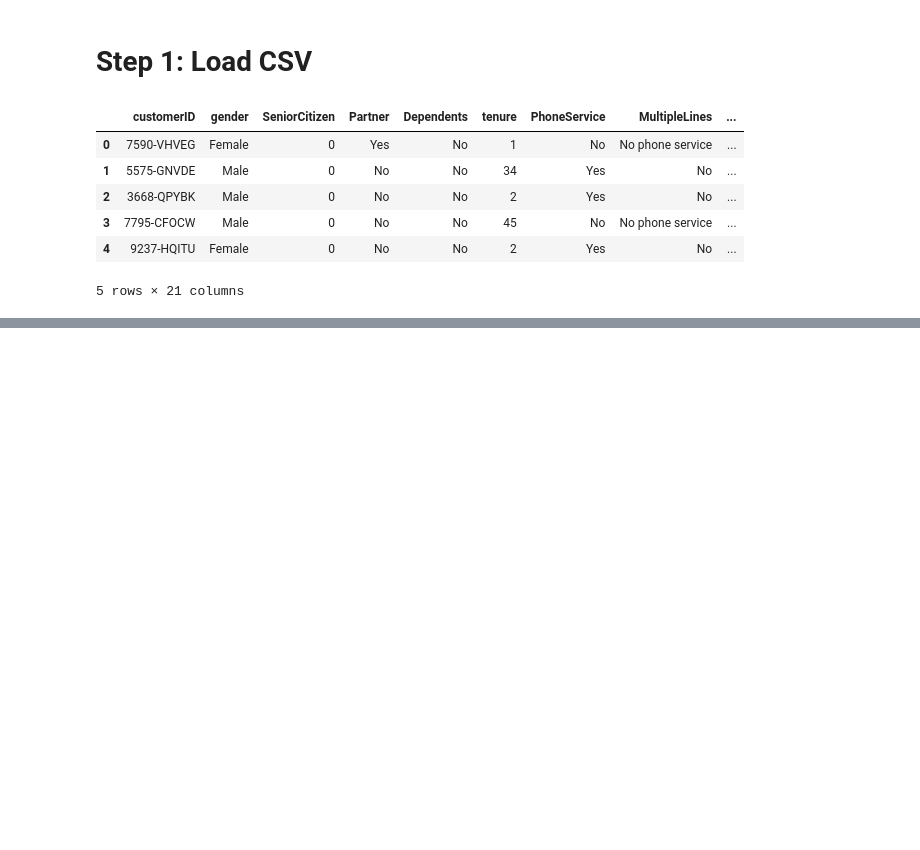
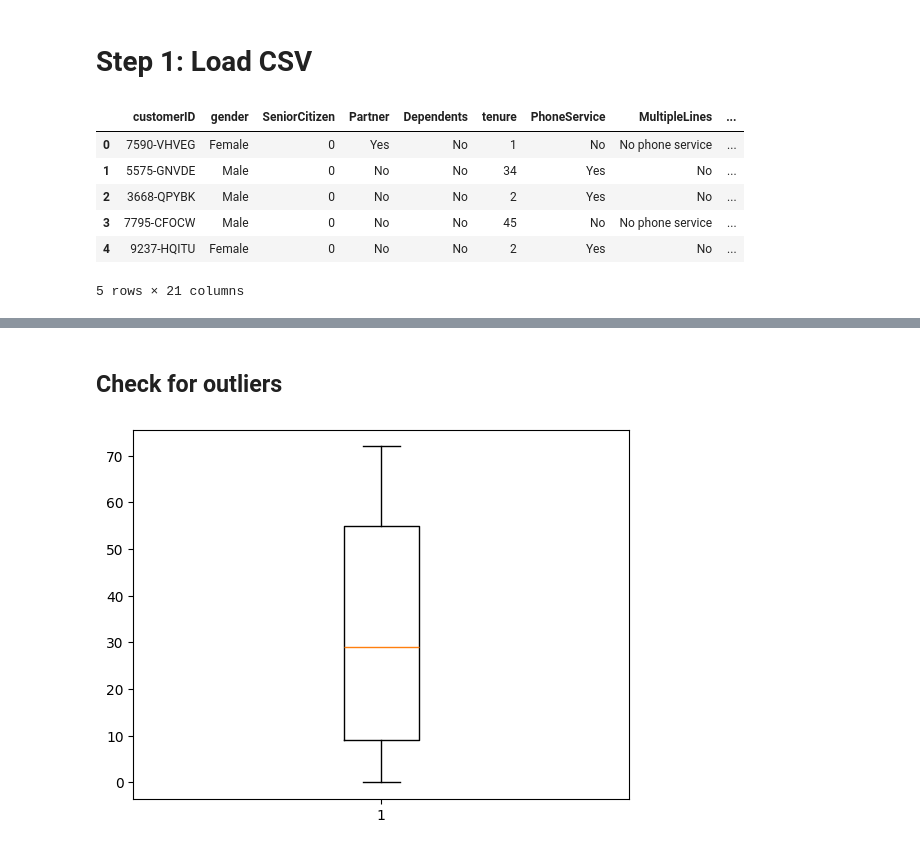
Before and after one commit to piyushhagarwal/Machine-Learning, a Jupyter notebook: Projects/Customer_churn/main.ipynb, the cells around one changed output, grey strips where cells are left out. Cells and saved outputs as stored; diff of their text form; code cells hidden in the pictures; blank space fills up the shorter version.

```diff
--- a/Projects/Customer_churn/main.ipynb
+++ b/Projects/Customer_churn/main.ipynb
@@ -49,0 +95,28 @@ dtype: object
+# %%
+# Convert the Contract column to numeric
+df["Contract"] = df["Contract"].map({"Month-to-month" : 0, "One year" : 1, "Two year" : 2})
+# %%
+# Convert the PaperlessBilling column to numeric
+df["PaperlessBilling"] = df["PaperlessBilling"].map({"Yes" : 1, "No" : 0})
+
+# Use the get_dummies method to convert the PaymentMethod column to numeric
+df = pd.get_dummies(df, columns = ["PaymentMethod"], drop_first = True)
+
+# Convert the total charges column to numeric
+df["TotalCharges"] = pd.to_numeric(df["TotalCharges"], errors = "coerce")
+# %%
+# Convert the Churn column to numeric
+df["Churn"] = df["Churn"].map({"Yes" : 1, "No" : 0})
+# %%
+# Drop the customerID column
+df = df.drop("customerID", axis = 1)
+# %% [markdown]
+## Check for outliers
+# %%
+import matplotlib.pyplot as plt
+
+# Create box plots for the numeric columns
+plt.boxplot(df["tenure"])
+plt.show()
+# %% [output]
+[figure, added]
```
Also changed, not shown: parts of 13 cells of this notebook.
